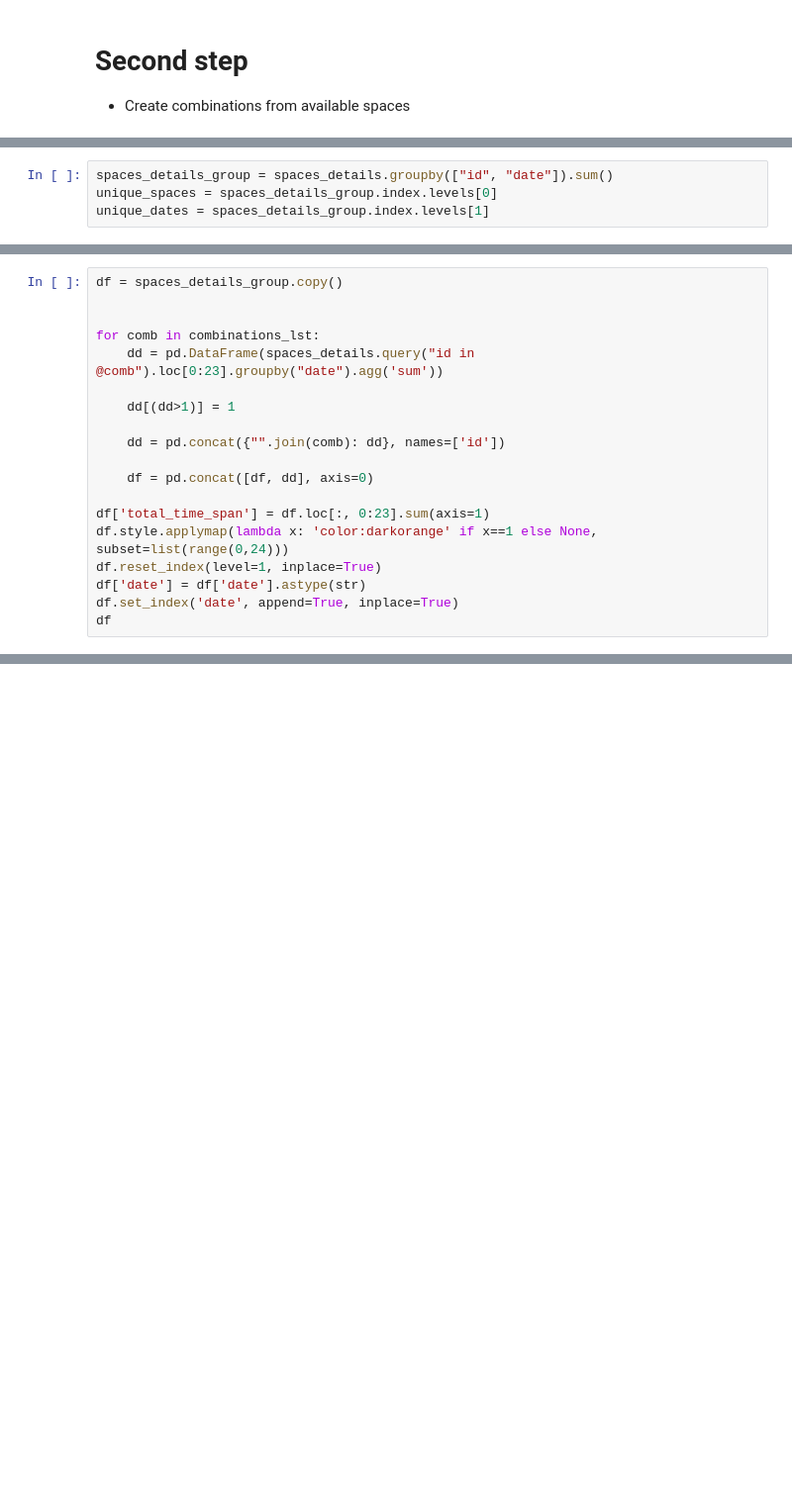
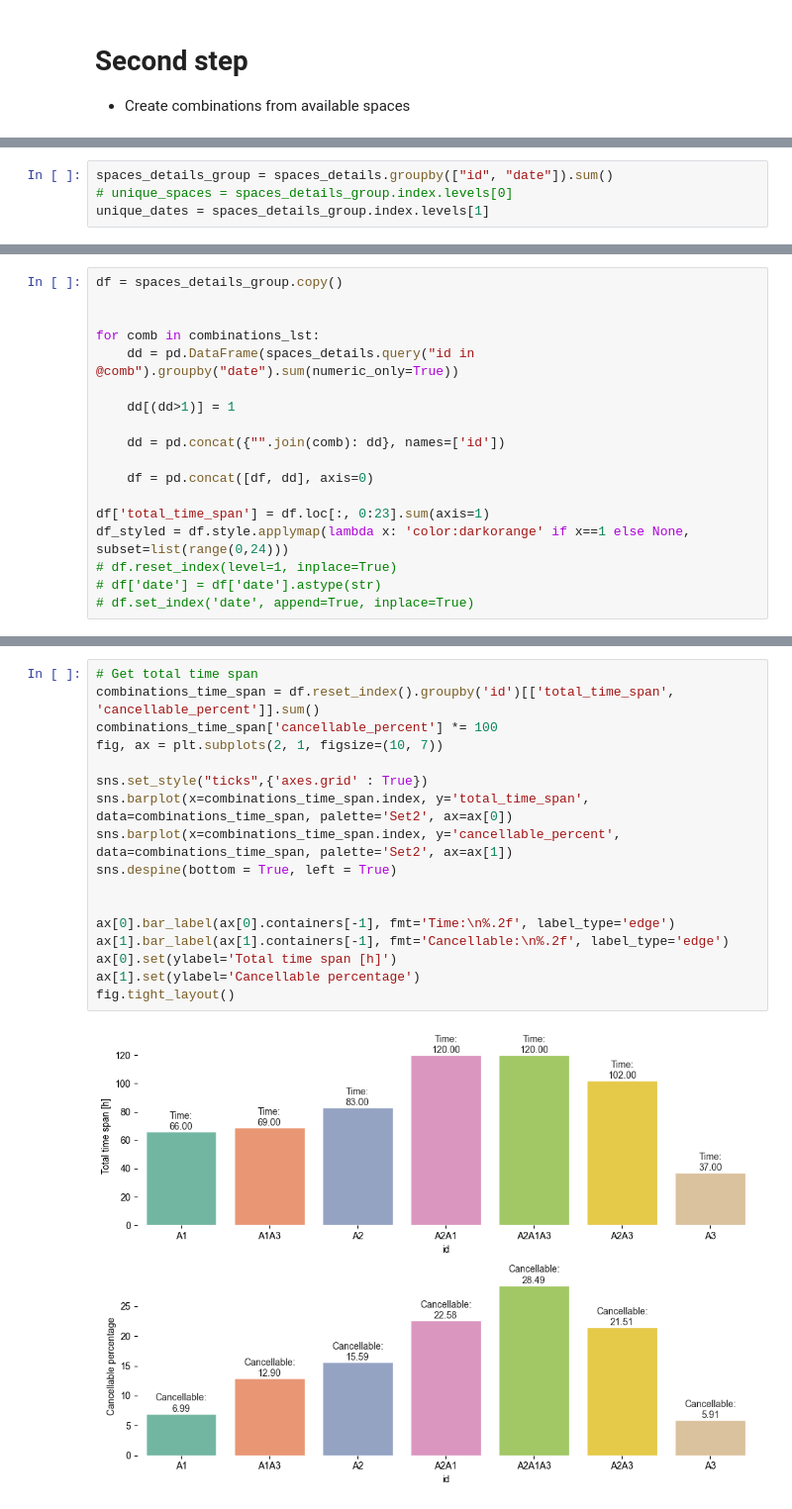
Before and after one commit to Nicola-Ibrahim/Ranking-system, a Jupyter notebook: ranking/notebooks/json.ipynb, the cells around one changed output, grey strips where cells are left out. Shown: that part at 99% size. Drawn from its saved outputs; the diff is of its cells as text; blank space fills up the shorter version.

Commit message:
Added comparison charts

```diff
--- a/ranking/notebooks/json.ipynb
+++ b/ranking/notebooks/json.ipynb
@@ -114,6 +124,6 @@ spaces_ids = spaces_details["id"].unique()
 # %%
 spaces_details_group = spaces_details.groupby(["id", "date"]).sum()
-unique_spaces = spaces_details_group.index.levels[0]
+# unique_spaces = spaces_details_group.index.levels[0]
 unique_dates = spaces_details_group.index.levels[1]
 # %%
 import itertools
@@ -143,7 +139,7 @@ df = spaces_details_group.copy()
 
 
 for comb in combinations_lst:
-    dd = pd.DataFrame(spaces_details.query("id in @comb").loc[0:23].groupby("date").agg('sum'))
+    dd = pd.DataFrame(spaces_details.query("id in @comb").groupby("date").sum(numeric_only=True))
 
     dd[(dd>1)] = 1
 
@@ -152,8 +148,7 @@ for comb in combinations_lst:
     df = pd.concat([df, dd], axis=0)
 
 df['total_time_span'] = df.loc[:, 0:23].sum(axis=1)
-df.style.applymap(lambda x: 'color:darkorange' if x==1 else None, subset=list(range(0,24)))
-df.reset_index(level=1, inplace=True)
-df['date'] = df['date'].astype(str)
-df.set_index('date', append=True, inplace=True)
-df
+df_styled = df.style.applymap(lambda x: 'color:darkorange' if x==1 else None, subset=list(range(0,24)))
+# df.reset_index(level=1, inplace=True)
+# df['date'] = df['date'].astype(str)
+# df.set_index('date', append=True, inplace=True)
@@ -190,0 +162,19 @@ KeyError: "None of [Index(['time_span'], dtype='object')] are in the [columns]"
+# %%
+# Get total time span
+combinations_time_span = df.reset_index().groupby('id')[['total_time_span', 'cancellable_percent']].sum()
+combinations_time_span['cancellable_percent'] *= 100
+fig, ax = plt.subplots(2, 1, figsize=(10, 7))
+
+sns.set_style("ticks",{'axes.grid' : True})
+sns.barplot(x=combinations_time_span.index, y='total_time_span', data=combinations_time_span, palette='Set2', ax=ax[0])
+sns.barplot(x=combinations_time_span.index, y='cancellable_percent', data=combinations_time_span, palette='Set2', ax=ax[1])
+sns.despine(bottom = True, left = True)
+
+
+ax[0].bar_label(ax[0].containers[-1], fmt='Time:\n%.2f', label_type='edge')
+ax[1].bar_label(ax[1].containers[-1], fmt='Cancellable:\n%.2f', label_type='edge')
+ax[0].set(ylabel='Total time span [h]')
+ax[1].set(ylabel='Cancellable percentage')
+fig.tight_layout()
+# %% [output]
+[figure, added]
```
Also changed, not shown: parts of 10 cells of this notebook.
